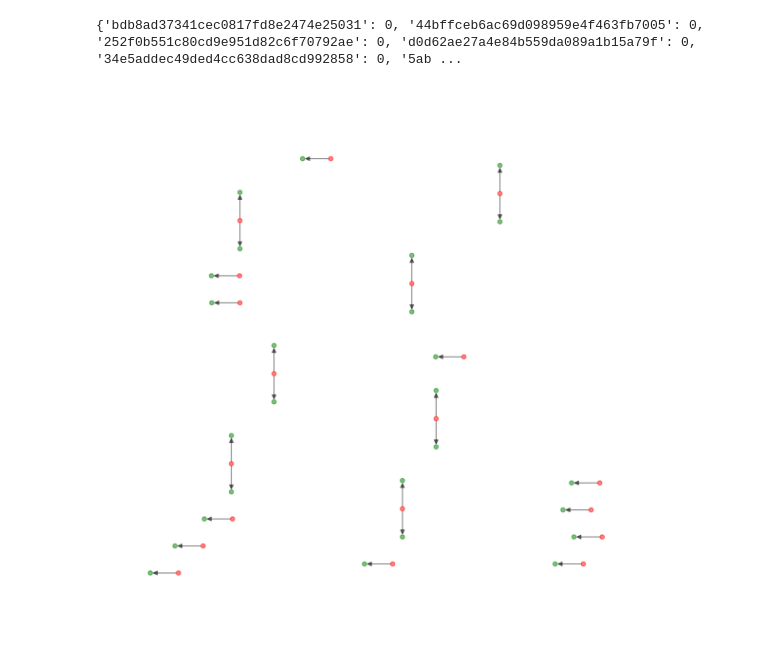
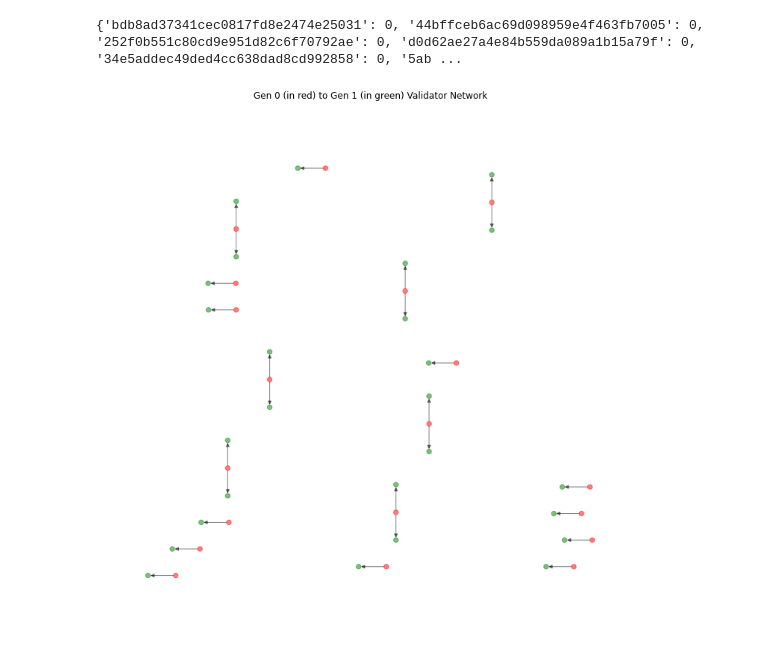
Before and after one commit to matttyb80/ol-analytical-research, a Jupyter notebook: validator_network.ipynb, the cells around one changed output. Saved outputs shown, nothing was run; the diff lists cells and outputs as text; code cells hidden in the pictures.

Commit message:
add title

```diff
--- a/validator_network.ipynb
+++ b/validator_network.ipynb
@@ -307,11 +282,11 @@ print(epoch_onboarded)
 # %% [output]
 {'bdb8ad37341cec0817fd8e2474e25031': 0, '44bffceb6ac69d098959e4f463fb7005': 0, '252f0b551c80cd9e951d82c6f70792ae': 0, 'd0d62ae27a4e84b559da089a1b15a79f': 0, '34e5addec49ded4cc638dad8cd992858': 0, '5ab ...
 # %%
-G = nx.balanced_tree(3, 5)
 pos = nx.nx_agraph.graphviz_layout(H, prog="twopi", args="")
-plt.figure(figsize=(8, 8))
-nx.draw(H, pos, node_size=20, alpha=0.5, node_color=color_map, with_labels=False)
+plt.figure(figsize=(10, 10))
+nx.draw(H, pos, node_size=40, alpha=0.5, node_color=color_map, with_labels=False)
 plt.axis("equal")
+plt.title('Gen 0 (in red) to Gen 1 (in green) Validator Network')
 plt.show()
 # %% [output]
-[figure, old version]
+[figure, new version]
```
Also changed, not shown: parts of 5 cells of this notebook.
